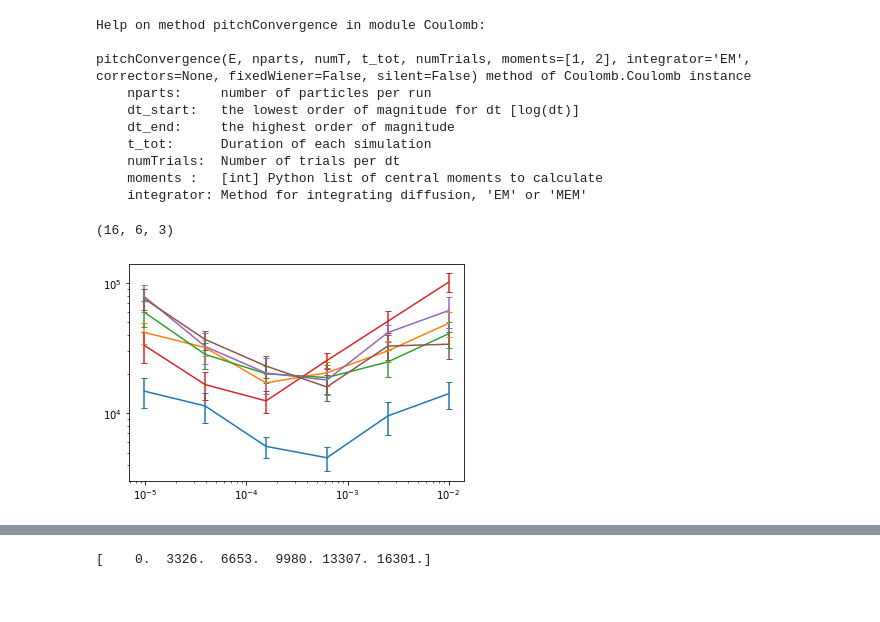
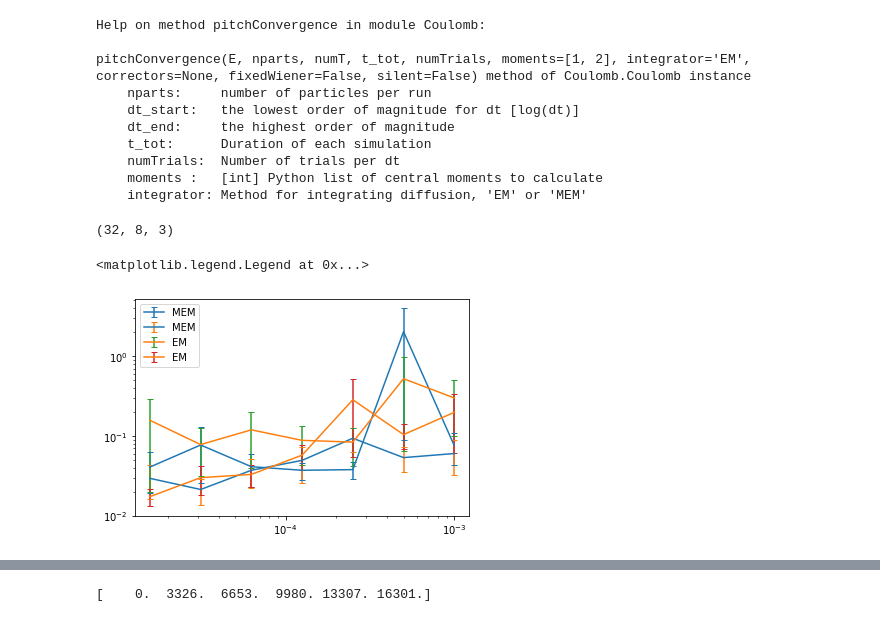
Before and after one commit to lauraxinzhang/CoulombCollisions, a Jupyter notebook: Convergence.ipynb, the cells around one changed output, grey strips where cells are left out. Drawn from its saved outputs; the diff is of its cells as text; code cells hidden in the pictures.

```diff
--- a/Convergence.ipynb
+++ b/Convergence.ipynb
@@ -22,24 +28,27 @@ pitchConvergence(E, nparts, numT, t_tot, numTrials, moments=[1, 2], integrator='
     moments :   [int] Python list of central moments to calculate
     integrator: Method for integrating diffusion, 'EM' or 'MEM'
 # %%
-t, err_MEM = test.strongConv(17000, 16, 7, 0.01, integrator = 'MEM', correctors = 0, silent = True)
-t, err_EM = test.strongConv(17000, 16, 7, 0.01, integrator = 'EM', silent = True)
+t, err_MEM = test.strongConv(17000, 32, 8, 0.001, integrator = 'MEM', correctors = 0, silent = True)
+t, err_EM = test.strongConv(17000, 32, 8, 0.001, integrator = 'EM', silent = True)
 # %%
 err_MEM.shape
 # %% [output]
-(16, 6, 3)
+(32, 8, 3)
 # %%
-
+diff_MEM = np.abs(np.diff(err_MEM, axis = 1) / err_MEM[:, :-1, :])
+diff_EM = np.abs(np.diff(err_EM, axis = 1) / err_EM[:, :-1, :])
 # plt.plot(t, err_ave)
-for err, lab in zip([err_MEM, err_EM], ['MEM', 'EM']):
+for err, lab, c in zip([diff_MEM, diff_EM], ['MEM', 'EM'], ['C0', 'C1']):
     err_ave = np.mean(err, axis = 0)
     err_err = stats.sem(err, axis = 0)
-    for vcomp in range(3):
-        plt.errorbar(t, err_ave[:, vcomp], yerr = err_err[:, vcomp], capsize = 3)
+    for vcomp in [1, 2]:
+        plt.errorbar(t[:-1], err_ave[:, vcomp], yerr = err_err[:, vcomp], capsize = 3, Color = c, label = lab)
 plt.xscale('log')
 plt.yscale('log')
+plt.legend()
 # %% [output]
+<matplotlib.legend.Legend at 0x...>
-[figure, old version]
+[figure, new version]
 # %%
 test = Coulomb(QE, QE, MI, MI, 200, 1E19, False, False, True)
 num = 8
```
Also changed, not shown: parts of 6 cells of this notebook, 1 other file.
